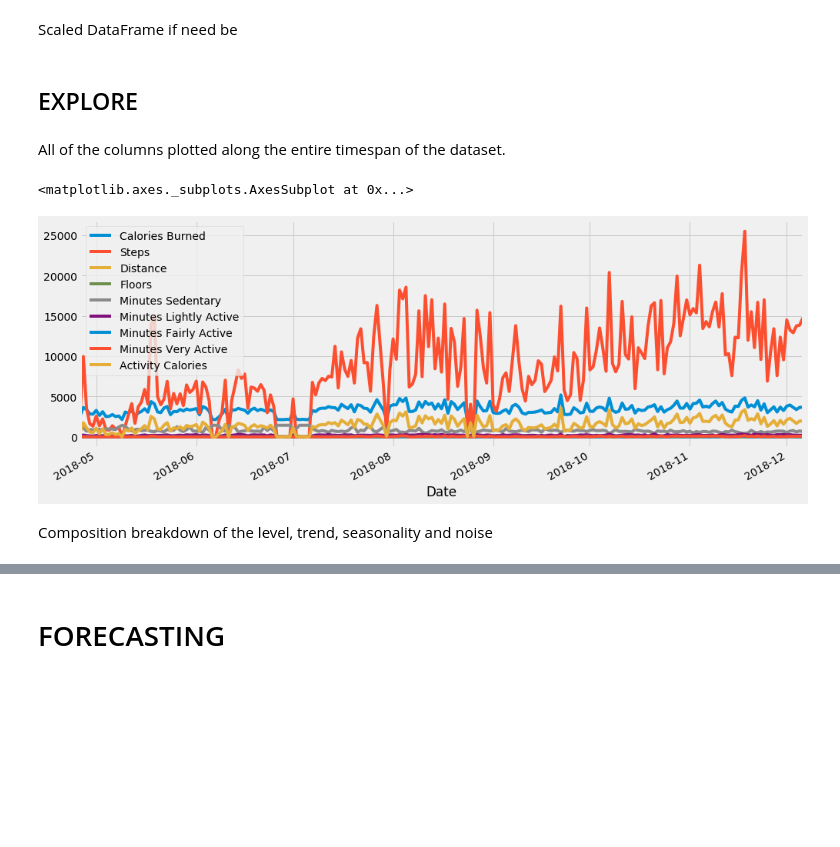
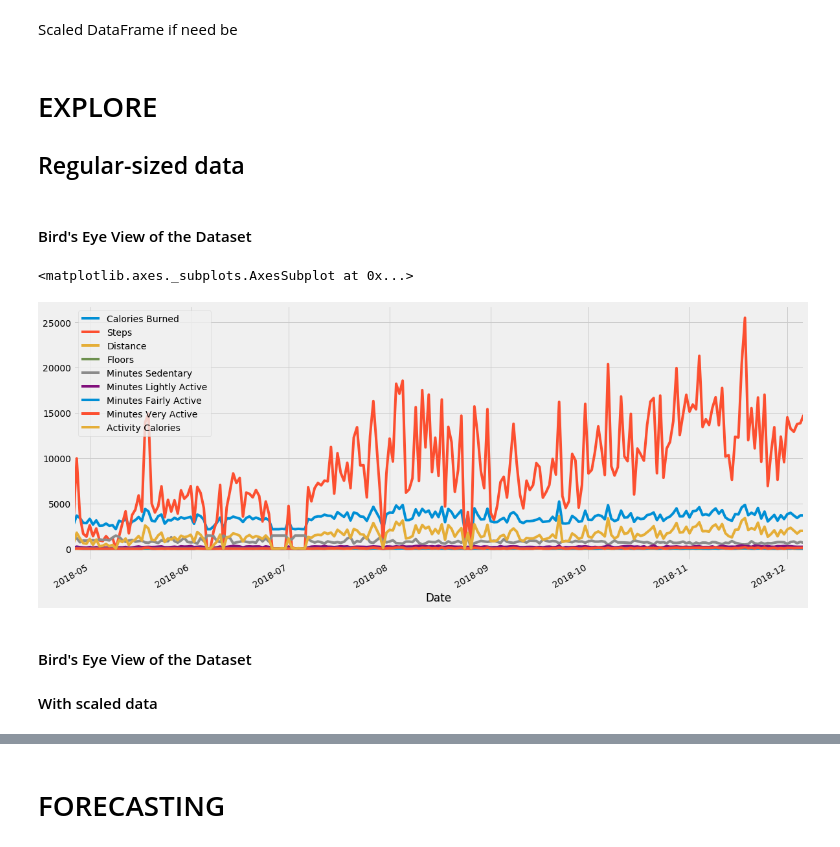
Before and after one commit to CrapWork/time-series, a Jupyter notebook: bare-bones.ipynb, the cells around one changed output, grey strips where cells are left out. Drawn from its saved outputs; the diff is of its cells as text; code cells hidden in the pictures; blank space fills up the shorter version.

```diff
--- a/bare-bones.ipynb
+++ b/bare-bones.ipynb
@@ -31,13 +49,13 @@ scaled_df = acquire.scale_data(df2)
 
 scaled_df = scaled_df.set_index(df2.index)
 # %% [markdown]
-## EXPLORE
+# EXPLORE
+
+## Regular-sized data
-# %% [markdown]
-All of the columns plotted along the entire timespan of the dataset.
+# %% [markdown]
+#### Bird's Eye View of the Dataset
 # %%
-df2.plot(figsize=(15, 6))
+df2.plot()
 # %% [output]
 <matplotlib.axes._subplots.AxesSubplot at 0x...>
-[figure, old version]
+[figure, new version]
-# %% [markdown]
-Composition breakdown of the level, trend, seasonality and noise
@@ -51 +62,5 @@ rcParams['figure.figsize'] = 18, 8
+# %% [markdown]
+#### Bird's Eye View of the Dataset
+
+#### With scaled data
 # %%
```
Also changed, not shown: parts of 20 cells of this notebook, 1 other file.
